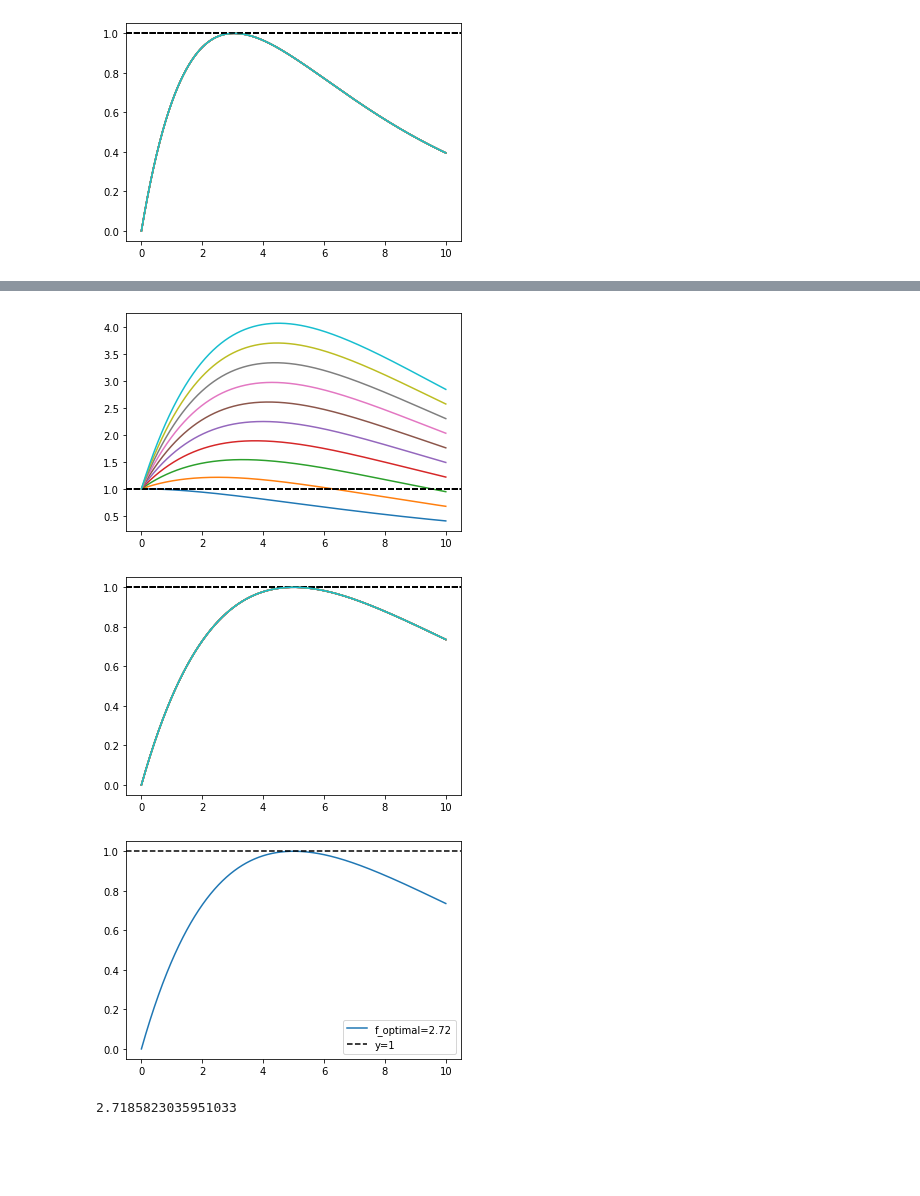
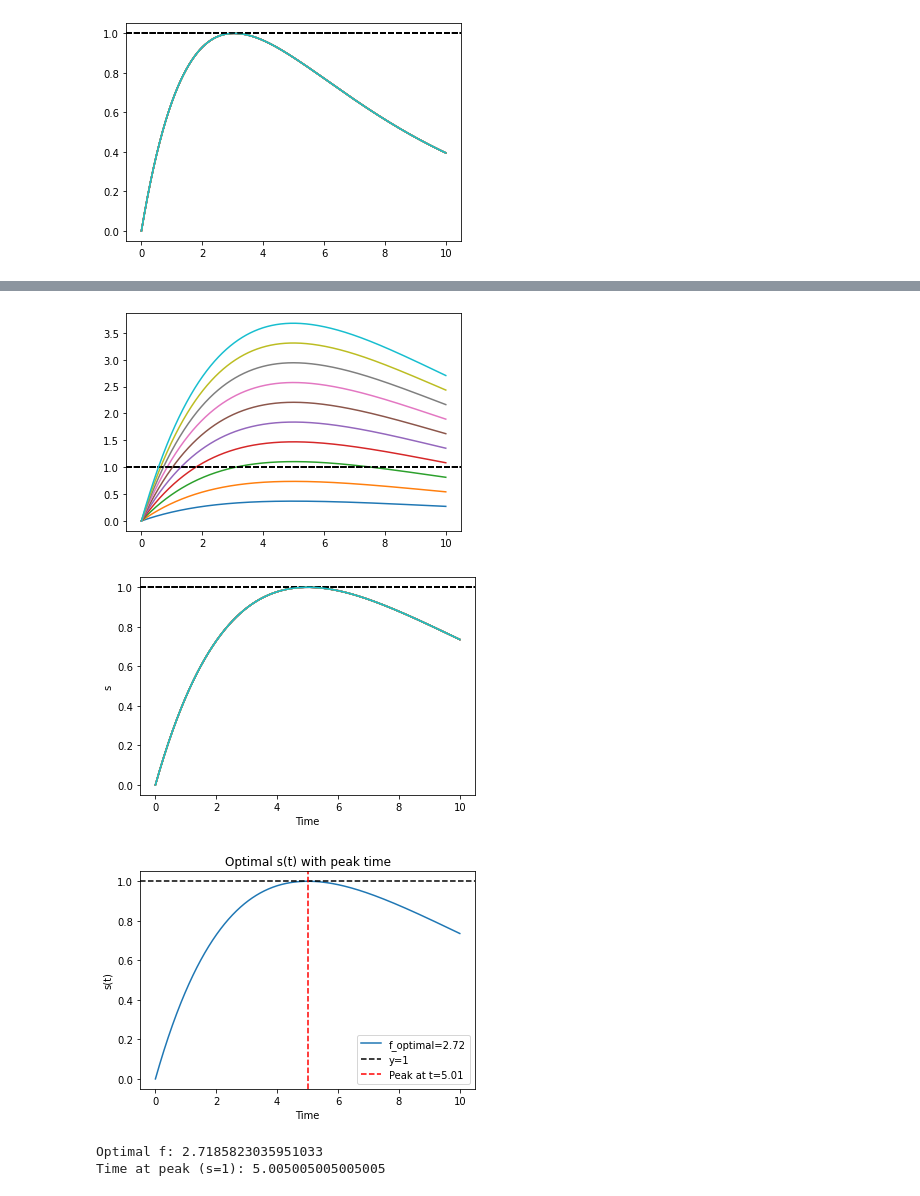
Before and after one commit to davidkelly2002/Final-Year-Project, a Jupyter notebook: Synaptic dynamics.ipynb, the cells around one changed output, grey strips where cells are left out. Drawn from its saved outputs; the diff is of its cells as text; code cells hidden in the pictures; blank space fills up the shorter version.

```diff
--- a/Synaptic dynamics.ipynb
+++ b/Synaptic dynamics.ipynb
@@ -114,7 +129,7 @@ t = np.linspace(t0, tfinal, 1000)
 # %%
 for f in np.linspace(1,10,10):
 
-    x0 = [1,f]
+    x0 = [0,f]
 
     sol = solve_ivp(dxdt_new,[t0,tfinal],x0,args=(5,),dense_output=True)
 
@@ -125,7 +140,7 @@ for f in np.linspace(1,10,10):
 
     plt.plot(t,s)
 # %% [output]
-[figure, old version]
+[figure, new version]
 # %%
 for f in np.linspace(1,10,10):
 
@@ -139,58 +154,80 @@ for f in np.linspace(1,10,10):
     plt.axhline(1, color='k', linestyle='--', label='y=1')
 
     plt.plot(t,s)
+    plt.xlabel('Time')
+    plt.ylabel('s')
 # %% [output]
-[figure, old version]
+[figure, new version]
 # %%
-# Define the new system of differential equations for s and p
+import numpy as np
+import matplotlib.pyplot as plt
+from scipy.integrate import solve_ivp
+from scipy.optimize import root
+
+# Define the system of differential equations for s and p
 def dxdt_new(t, x, tau_s):
     s = x[0]
     p = x[1]
     # Differential equations for s and p
-    dsdt = -s/tau_s + p/tau_s
-    dpdt = -p/tau_s
+    dsdt = -s / tau_s + p / tau_s
+    dpdt = -p / tau_s
     return [dsdt, dpdt]
 
-# Define a function that computes the maximum of s(t) for a given initial s and p
+# Define a function that computes the maximum of s(t) for a given initial p = f
 def max_s_for_f(f, t0=0, tfinal=10, tau_s=10):
     s0 = 0  # Initial condition for s
     p0 = f  # Initial condition for p
     x0 = [s0, p0]  # Initial conditions for s and p
 
     # Solve the system of differential equations
     sol = solve_ivp(dxdt_new, [t0, tfinal], x0, args=(tau_s,), dense_output=True)
 
     # Evaluate solution for t values
     t = np.linspace(t0, tfinal, 1000)
     s = sol.sol(t)[0]  # Extract s(t)
 
-    # Return the maximum of s(t)
-    return np.max(s)
+    # Find the maximum of s(t) and the corresponding time
+    max_s = np.max(s)
+    peak_time = t[np.argmax(s)]
+
+    return max_s, peak_time
 
 # Define the target function to find the root (i.e., when max_s(t) = 1)
 def target_function(f_array):
     f = f_array[0]  # Extract scalar from array
-    return max_s_for_f(f) - 1  # We want this to be 0 when max_s(t) = 1
+    max_s, _ = max_s_for_f(f)  # We only care about max_s here
+    return max_s - 1  # We want this to be 0 when max_s(t) = 1
 
 # Use a root-finding algorithm to solve for f
 sol_f = root(target_function, x0=[3])  # Initial guess for f wrapped in a list
 
 # Extract the solution
 f_optimal = sol_f.x[0]
 
-# Now plot the result with the optimal f
+# Now solve with the optimal f to find peak time
+_, peak_time = max_s_for_f(f_optimal, tau_s=5)  # tau_s=5 is used for final plotting as in original code
+
+# Plot the result with the optimal f
 t = np.linspace(0, 10, 1000)
 x0 = [0, f_optimal]
-sol = solve_ivp(dxdt_new, [0, 10], x0, args=(5,), dense_output=True)
+sol = solve_ivp(dxdt_new, [0, 10], x0, args=(5,), dense_output=True)  # Use tau_s=5 as specified in plot step
 s = sol.sol(t)[0]  # Extract s(t)
 
+# Plot s(t) and mark the peak
 plt.plot(t, s, label=f'f_optimal={f_optimal:.2f}')
 plt.axhline(1, color='k', linestyle='--', label='y=1')
+plt.axvline(peak_time, color='r', linestyle='--', label=f'Peak at t={peak_time:.2f}')
 plt.legend()
+plt.xlabel('Time')
+plt.ylabel('s(t)')
+plt.title('Optimal s(t) with peak time')
 plt.show()
-print(f_optimal)
+
+print(f'Optimal f: {f_optimal:}')
+print(f'Time at peak (s=1): {peak_time:}')
 # %% [output]
-[figure, old version]
+[figure, new version]
-2.7185823035951033
+Optimal f: 2.7185823035951033
+Time at peak (s=1): 5.005005005005005
 # %%
 for f in np.linspace(1,10,10):
```
Also changed, not shown: parts of 6 cells of this notebook.
